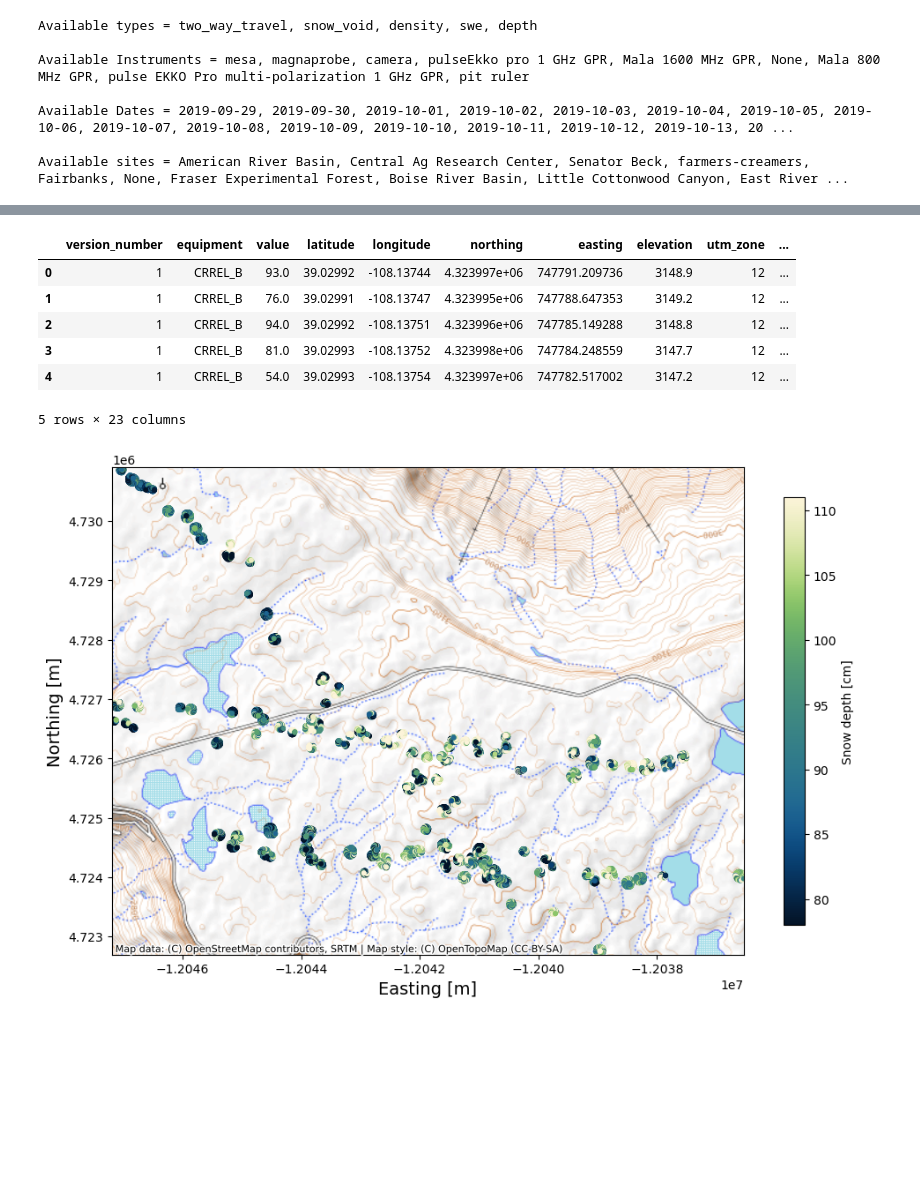
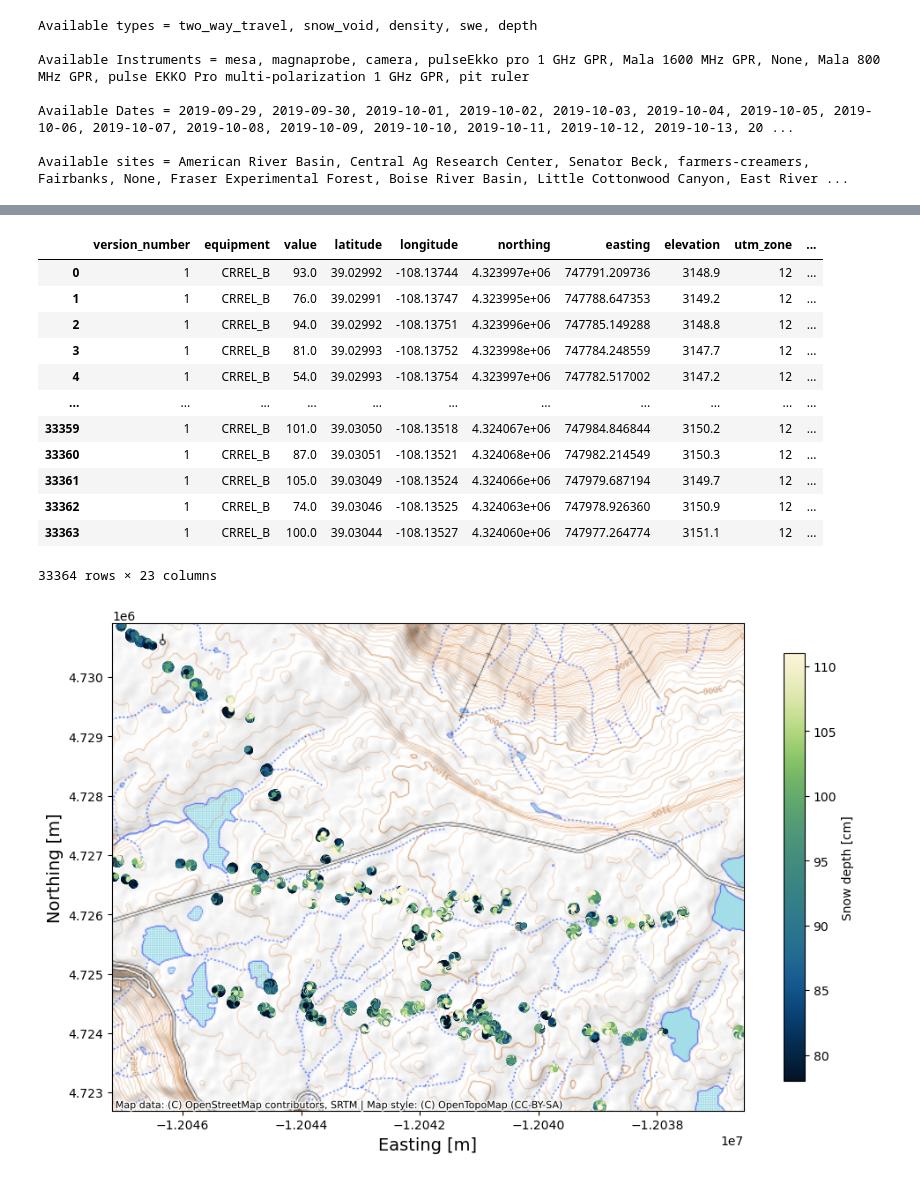
Before and after one commit to zachghiaccio/SnowPit, a Jupyter notebook: swe/snow-pit_data_access.ipynb, the cells around one changed output, grey strips where cells are left out. Cells and saved outputs as stored; diff of their text form; code cells hidden in the pictures; blank space fills up the shorter version.

```diff
--- a/swe/snow-pit_data_access.ipynb
+++ b/swe/snow-pit_data_access.ipynb
@@ -330,15 +306,21 @@ magnaprobe = measurements.from_filter(
     limit=38000
 )
 # %%
-magnaprobe.head()
+magnaprobe
 # %% [output]
 |  | version_number | equipment | value | latitude | longitude | northing | easting | elevation | utm_zone | ... |
 | 0 | 1 | CRREL_B | 93.0 | 39.02992 | -108.13744 | 4.323997e+06 | 747791.209736 | 3148.9 | 12 | ... |
 | 1 | 1 | CRREL_B | 76.0 | 39.02991 | -108.13747 | 4.323995e+06 | 747788.647353 | 3149.2 | 12 | ... |
 | 2 | 1 | CRREL_B | 94.0 | 39.02992 | -108.13751 | 4.323996e+06 | 747785.149288 | 3148.8 | 12 | ... |
 | 3 | 1 | CRREL_B | 81.0 | 39.02993 | -108.13752 | 4.323998e+06 | 747784.248559 | 3147.7 | 12 | ... |
 | 4 | 1 | CRREL_B | 54.0 | 39.02993 | -108.13754 | 4.323997e+06 | 747782.517002 | 3147.2 | 12 | ... |
+| ... | ... | ... | ... | ... | ... | ... | ... | ... | ... | ... |
+| 33359 | 1 | CRREL_B | 101.0 | 39.03050 | -108.13518 | 4.324067e+06 | 747984.846844 | 3150.2 | 12 | ... |
+| 33360 | 1 | CRREL_B | 87.0 | 39.03051 | -108.13521 | 4.324068e+06 | 747982.214549 | 3150.3 | 12 | ... |
+| 33361 | 1 | CRREL_B | 105.0 | 39.03049 | -108.13524 | 4.324066e+06 | 747979.687194 | 3149.7 | 12 | ... |
+| 33362 | 1 | CRREL_B | 74.0 | 39.03046 | -108.13525 | 4.324063e+06 | 747978.926360 | 3150.9 | 12 | ... |
+| 33363 | 1 | CRREL_B | 100.0 | 39.03044 | -108.13527 | 4.324060e+06 | 747977.264774 | 3151.1 | 12 | ... |
-5 rows × 23 columns
+33364 rows × 23 columns
 # %%
 fig, ax = plt.subplots(figsize=(10, 10))
 
```
Also changed, not shown: parts of 11 cells of this notebook.
